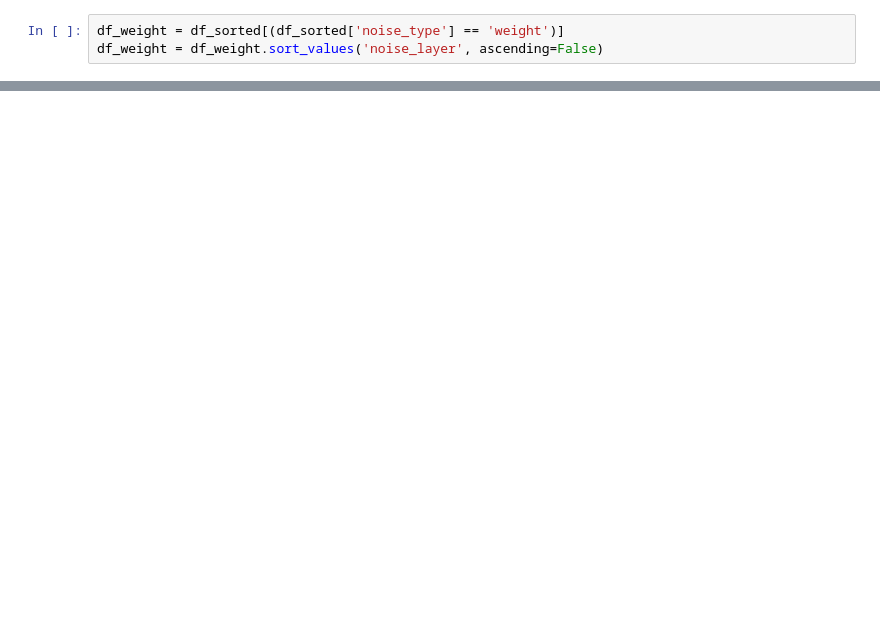
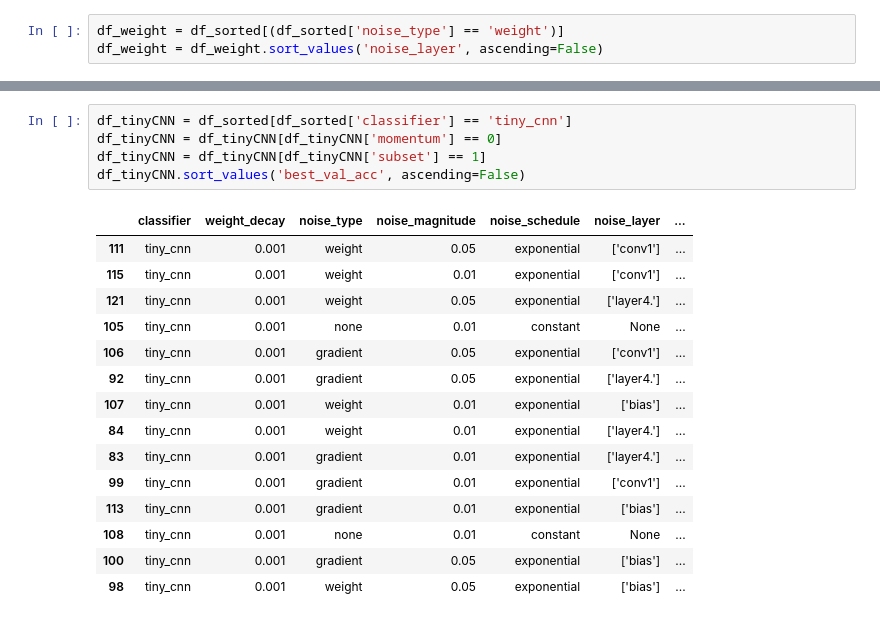
Before and after one commit to AdrienFeillard/OptML_project, a Jupyter notebook: dataframes_experiments.ipynb, the cells around one changed output, grey strips where cells are left out. Drawn from its saved outputs; the diff is of its cells as text; blank space fills up the shorter version.

```diff
--- a/dataframes_experiments.ipynb
+++ b/dataframes_experiments.ipynb
@@ -185,0 +224,21 @@ df_exp.sort_values(cols, ascending=False)
+# %%
+df_tinyCNN = df_sorted[df_sorted['classifier'] == 'tiny_cnn']
+df_tinyCNN = df_tinyCNN[df_tinyCNN['momentum'] == 0]
+df_tinyCNN = df_tinyCNN[df_tinyCNN['subset'] == 1]
+df_tinyCNN.sort_values('best_val_acc', ascending=False)
+# %% [output]
+|  | classifier | weight_decay | noise_type | noise_magnitude | noise_schedule | noise_layer | ... |
+| 111 | tiny_cnn | 0.001 | weight | 0.05 | exponential | ['conv1'] | ... |
+| 115 | tiny_cnn | 0.001 | weight | 0.01 | exponential | ['conv1'] | ... |
+| 121 | tiny_cnn | 0.001 | weight | 0.05 | exponential | ['layer4.'] | ... |
+| 105 | tiny_cnn | 0.001 | none | 0.01 | constant | None | ... |
+| 106 | tiny_cnn | 0.001 | gradient | 0.05 | exponential | ['conv1'] | ... |
+| 92 | tiny_cnn | 0.001 | gradient | 0.05 | exponential | ['layer4.'] | ... |
+| 107 | tiny_cnn | 0.001 | weight | 0.01 | exponential | ['bias'] | ... |
+| 84 | tiny_cnn | 0.001 | weight | 0.01 | exponential | ['layer4.'] | ... |
+| 83 | tiny_cnn | 0.001 | gradient | 0.01 | exponential | ['layer4.'] | ... |
+| 99 | tiny_cnn | 0.001 | gradient | 0.01 | exponential | ['conv1'] | ... |
+| 113 | tiny_cnn | 0.001 | gradient | 0.01 | exponential | ['bias'] | ... |
+| 108 | tiny_cnn | 0.001 | none | 0.01 | constant | None | ... |
+| 100 | tiny_cnn | 0.001 | gradient | 0.05 | exponential | ['bias'] | ... |
+| 98 | tiny_cnn | 0.001 | weight | 0.05 | exponential | ['bias'] | ... |
```
Also changed, not shown: parts of 8 cells of this notebook, 4 other files.
